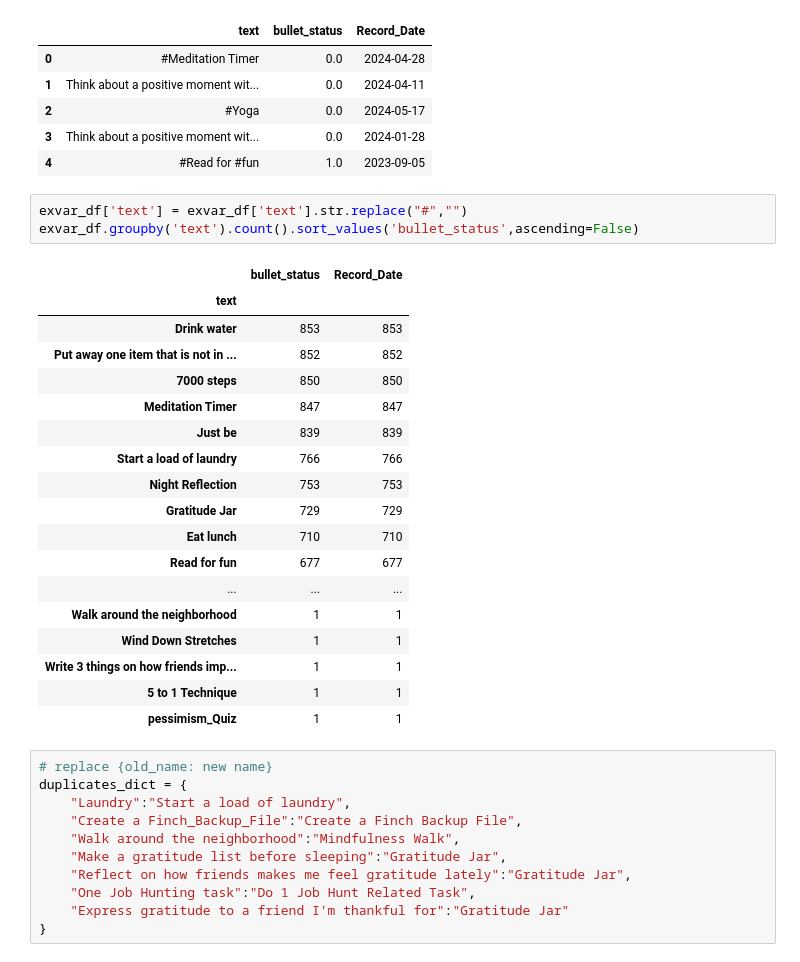
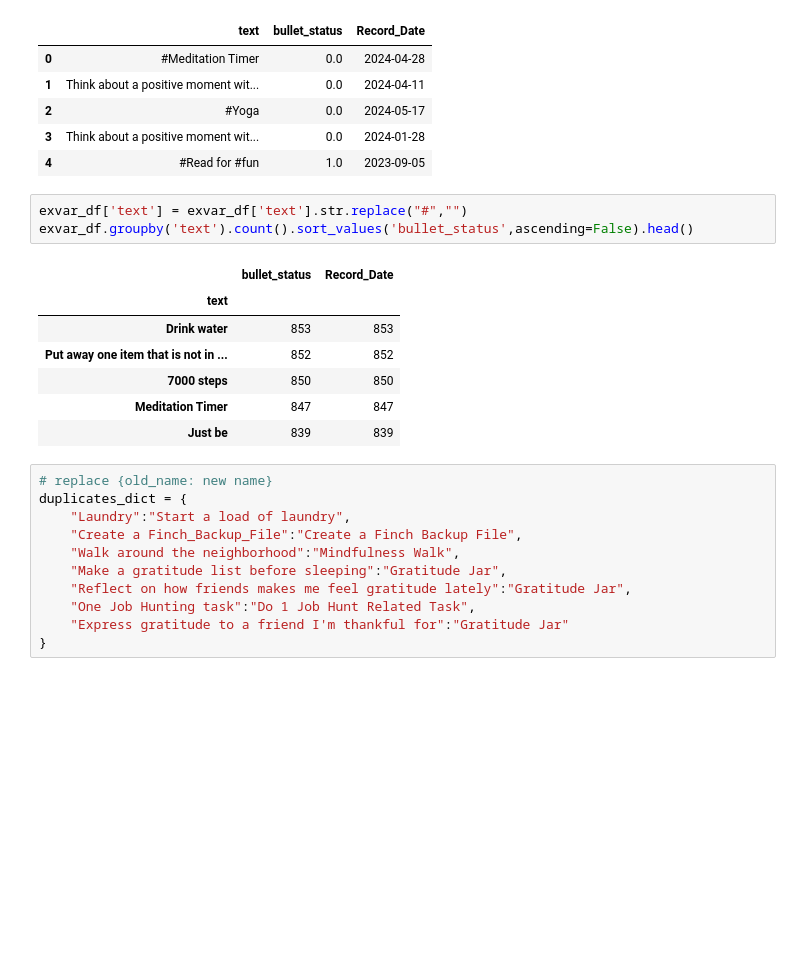
Before and after one commit to kaley-neufeld/Mental-Health-Project, a Jupyter notebook: pipeline.ipynb, the cells around one changed output. Cells and saved outputs as stored; diff of their text form; blank space fills up the shorter version.

```diff
--- a/pipeline.ipynb
+++ b/pipeline.ipynb
@@ -149,26 +145,15 @@ exvar_df.head()
 | 4 | #Read for #fun | 1.0 | 2023-09-05 |
 # %%
 exvar_df['text'] = exvar_df['text'].str.replace("#","")
-exvar_df.groupby('text').count().sort_values('bullet_status',ascending=False)
+exvar_df.groupby('text').count().sort_values('bullet_status',ascending=False).head()
 # %% [output]
 |  | bullet_status | Record_Date |
 | text |  |  |
 | Drink water | 853 | 853 |
 | Put away one item that is not in ... | 852 | 852 |
 | 7000 steps | 850 | 850 |
 | Meditation Timer | 847 | 847 |
 | Just be | 839 | 839 |
-| Start a load of laundry | 766 | 766 |
-| Night Reflection | 753 | 753 |
-| Gratitude Jar | 729 | 729 |
-| Eat lunch | 710 | 710 |
-| Read for fun | 677 | 677 |
-| ... | ... | ... |
-| Walk around the neighborhood | 1 | 1 |
-| Wind Down Stretches | 1 | 1 |
-| Write 3 things on how friends imp... | 1 | 1 |
-| 5 to 1 Technique | 1 | 1 |
-| pessimism_Quiz | 1 | 1 |
 # %%
 # replace {old_name: new name}
 duplicates_dict = {
```
Also changed, not shown: parts of 19 cells of this notebook.
